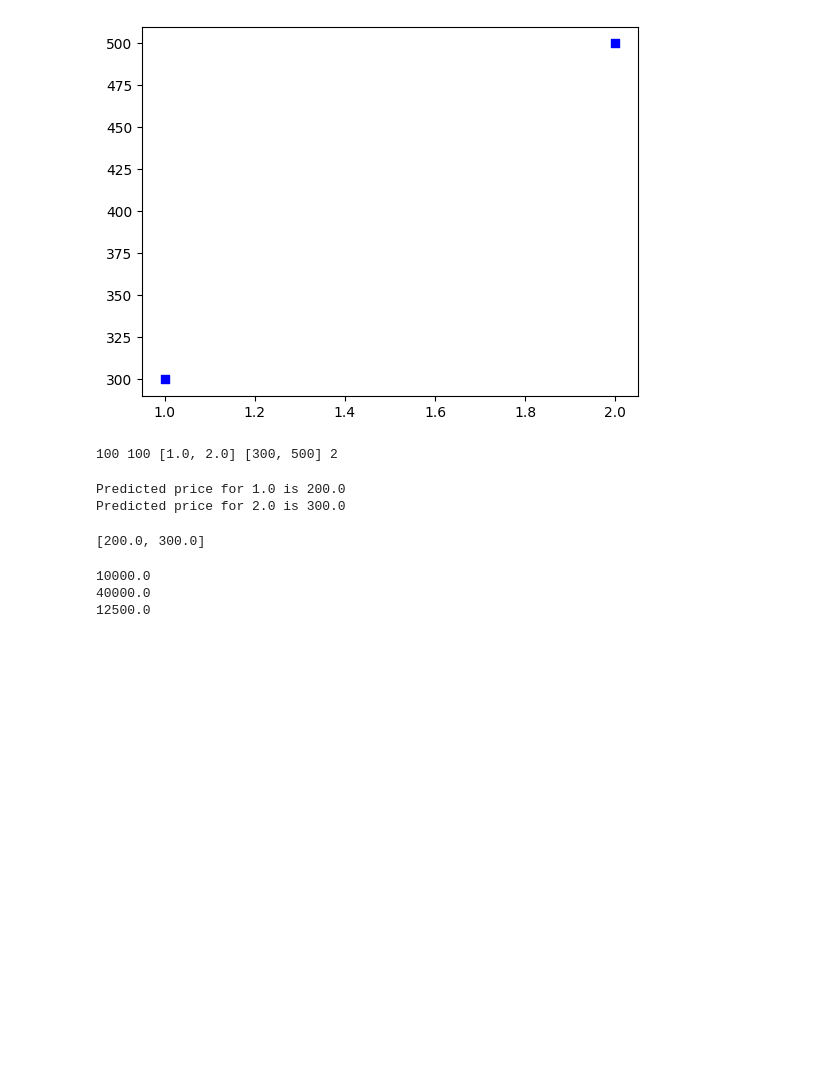
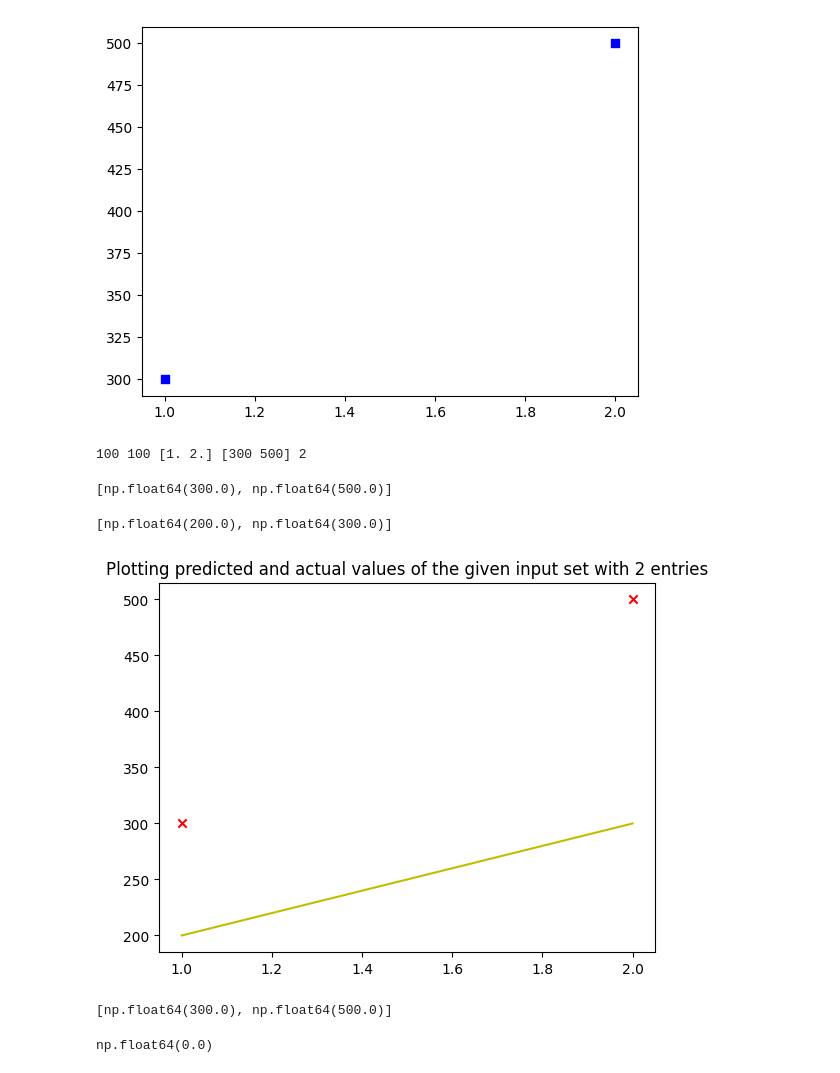
Before and after one commit to agarwalharsh2156/AI-Training, a Jupyter notebook: Week2/ML_Training/lab1.ipynb, the cells around one changed output. Drawn from its saved outputs; the diff is of its cells as text; code cells hidden in the pictures; blank space fills up the shorter version.

```diff
--- a/Week2/ML_Training/lab1.ipynb
+++ b/Week2/ML_Training/lab1.ipynb
@@ -2,8 +6,8 @@
 import numpy as np
 import matplotlib.pyplot as plt
 # %%
-x = [1.0, 2.0]
-y = [300, 500]
+x = np.array([1.0, 2.0])
+y = np.array([300, 500])
 print(x)
 print(y)
 # %% [output]
@@ -19,36 +23,52 @@ w = 100
 b = 100
 x_i = x
 y_i = y
-m = len(x)
+m = x.shape[0]
 print(w, b, x_i, y_i, m)
 # %% [output]
-100 100 [1.0, 2.0] [300, 500] 2
+100 100 [1. 2.] [300 500] 2
 # %%
-y_hat = []
-for i in range(m):
-    f_xi = w * x_i[i] + b
-    y_hat.append(f_xi)
-    print(f"Predicted price for {x_i[i]} is {f_xi}")
+# generalise
+def predict(x, w, b):
+    y_hat = []
+    for i in range(m):
+        f_xi = w * x[i] + b
+        y_hat.append(f_xi)
+    return y_hat
+y_hat = predict(x_i, 200, 100)
+print(y_hat)
 # %% [output]
-Predicted price for 1.0 is 200.0
-Predicted price for 2.0 is 300.0
+[np.float64(300.0), np.float64(500.0)]
 # %%
+w = 100
+b = 100
+y_hat = predict(x = x_i, w = w, b = b)
 print(y_hat)
+
+plt.title("Plotting predicted and actual values of the given input set with 2 entries")
+plt.scatter(x = x_i, y= y_i, marker = 'x', c = "r", label = "Actual Y values")
+plt.plot(x_i, y_hat, c = "y", label="Predicted output")
+plt.show()
 # %% [output]
-[200.0, 300.0]
+[np.float64(200.0), np.float64(300.0)]
+[figure, added]
 # %%
+w = 200
+b = 100
+y_hat = predict(x = x_i, w = w, b = b)
+print(y_hat)
+
 # Mean squared error
-error = 0
-for i in range(m):
-    error += (y_hat[i] - y_i[i])**2
-    print((y_hat[i] - y_i[i] ) ** 2)
-print(error // (2*m))
+def cost_function(predicted_y, y_i):
+    error = 0
+    for i in range(m):
+        error += (predicted_y[i] - y_i[i])**2
+    error = (1/(2*m))*error
+    return error
 
+cost_function(y_hat, y_i)
 
-
-# Cost function here:
-# 1 / 2m * sum((y^hat_i - y^i)**2)
+# Cost function here:  1 / 2m * sum((y^hat_i - y^i)**2) for mean squared error
 # %% [output]
-10000.0
-40000.0
-12500.0
+[np.float64(300.0), np.float64(500.0)]
+np.float64(0.0)
```
Also changed, not shown: parts of 6 cells of this notebook, 1 other file.
